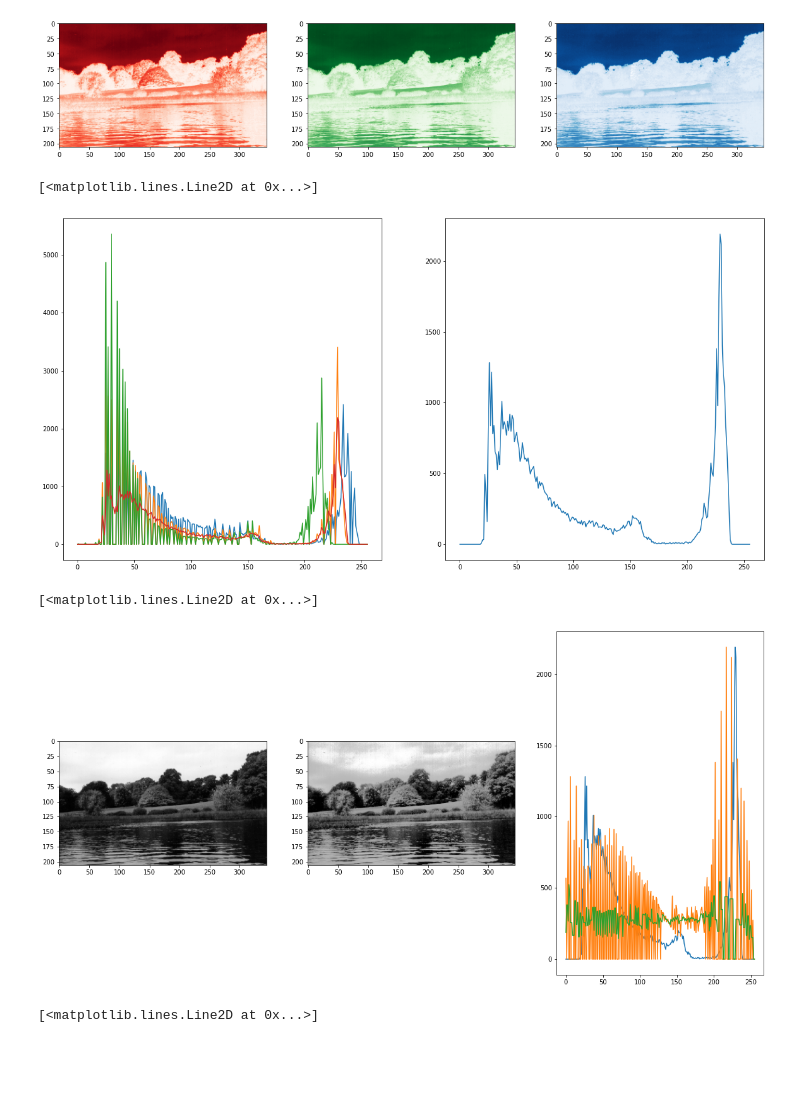
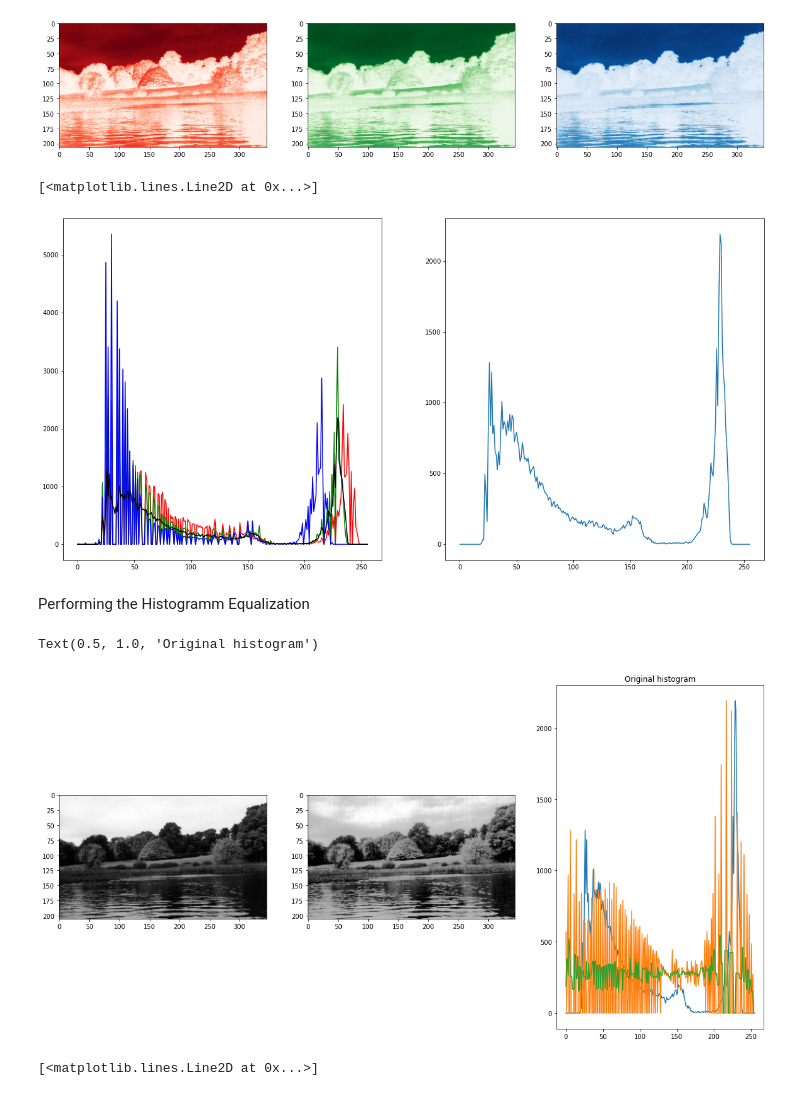
Before and after one commit to Paschwuerfler/IITG-RA505, a Jupyter notebook: General.ipynb, the cells around one changed output. Cells and saved outputs as stored; diff of their text form; code cells hidden in the pictures; blank space fills up the shorter version.

```diff
--- a/General.ipynb
+++ b/General.ipynb
@@ -6,8 +6,8 @@ import numpy as np
 print("Done importing")
 
 #open the image
-image = PIL.Image.open('./Code/tifs/autumn.tif')
 
+image = PIL.Image.open("tifs/autumn.tif")
 print("Done opening image")
 # %% [output]
 Done importing
@@ -41,25 +43,27 @@ axes[2].imshow(bluechannel, cmap='Blues')
 <matplotlib.image.AxesImage at 0x...>
 [figure]
 # %%
-
+# Plotting the histograms of each channel as well as the overall histogram
 
 bwh = bw.histogram()
 rh = redchannel.histogram()
 gh = greenchannel.histogram()
 bh = bluechannel.histogram()
 
 #plot the histograms on the same graph
 fig, axes = plt.subplots(1, 2, figsize=(20, 10))
 
-axes[0].plot(rh)
-axes[0].plot(gh)
-axes[0].plot(bh)
-axes[0].plot(bwh)
+axes[0].plot(rh, color='red')
+axes[0].plot(gh, color='green')
+axes[0].plot(bh, color='blue')
+axes[0].plot(bwh, color='black')
 
 axes[1].plot(bwh)
 # %% [output]
 [<matplotlib.lines.Line2D at 0x...>]
-[figure, old version]
+[figure, new version]
+# %% [markdown]
+Performing the Histogramm Equalization
 # %%
 #accses the bw image as array
 bwarray = np.array(bw)
@@ -67,9 +71,12 @@ bwarray = np.array(bw)
 width = len(bwarray)
 height = len(bwarray[0])
 
-bwarray2 = np.zeros((width, height))
+bwarray2 = np.zeros((width, height)) # Preallocate the array for the equalized image
+
 
 maxbright = 255
+
+
 
 for i in range(width):
     for j in range(height):
@@ -99,11 +106,13 @@ axes[0].imshow(bw, cmap='gray')
 axes[1].imshow(bwarray2, cmap='gray')
 #plot both histograms on the same graph
 axes[2].plot(bwh)
+
 axes[2].plot(bw2h)
+
 axes[2].plot(smoothed)
 # %% [output]
-[<matplotlib.lines.Line2D at 0x...>]
+Text(0.5, 1.0, 'Original histogram')
-[figure, old version]
+[figure, new version]
 # %%
 #accses the bw image as array
 
```
Also changed, not shown: parts of 2 cells of this notebook, 2 other files.
